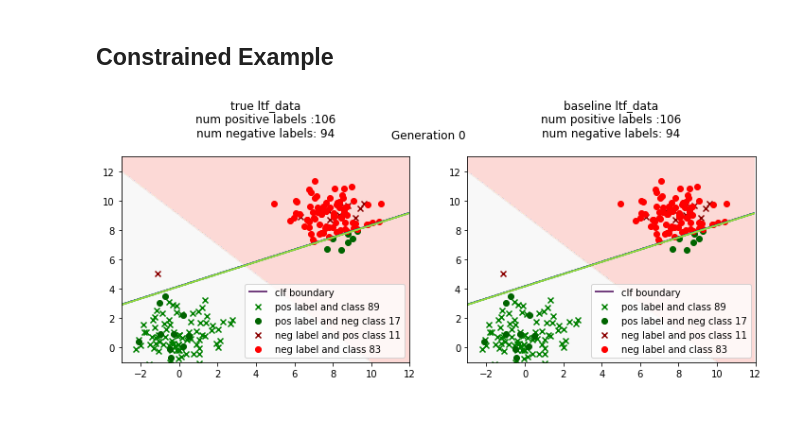
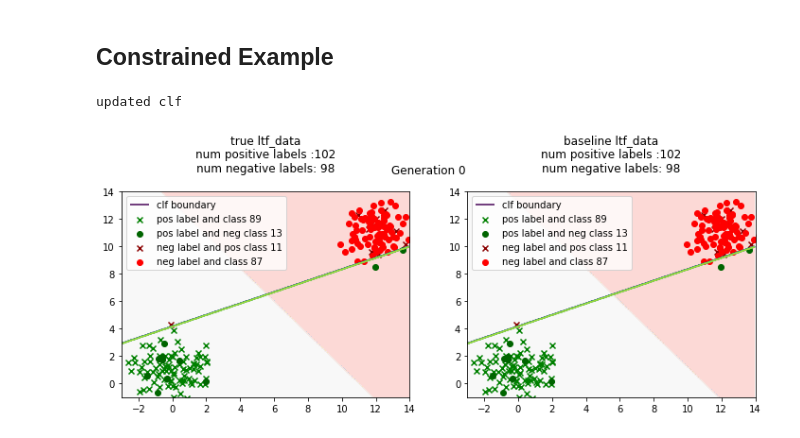
Before and after one commit to danilobr94/dynamic-aif-framework, a Jupyter notebook: examples/2_4_group_data_generation.ipynb, the cells around one changed output. Drawn from its saved outputs; the diff is of its cells as text; code cells hidden in the pictures.

```diff
--- a/examples/2_4_group_data_generation.ipynb
+++ b/examples/2_4_group_data_generation.ipynb
@@ -16,11 +16,11 @@ from long_term_fairness.ltf_aif.longterm_aif import AifLongTermMetric, AifLongTe
 # %% [output]
 Import error: No module named 'tensorflow'
 # %%
-generator = GrpDataGen(mean_pos=[0, 1],
-                       mean_neg=[8, 9],
-                       num_positive_label=100,
-                       num_negative_label=100,
-                       discrimination_factor=.9)
+generator = GroupDataGenerator(mean_pos=[0, 1],
+                               mean_neg=[12, 11],
+                               num_positive_label=100,
+                               num_negative_label=100,
+                               discrimination_factor=.9)
 # %%
 import warnings
 warnings.filterwarnings("ignore")
@@ -84,12 +84,13 @@ class FairCLF:
 # %%
 clf = FairCLF()
 
-l = LongTermFairnessPlot(generator, clf, metric.metric, x_lim=[-3, 12], y_lim=[-1, 13])
+l = LongTermFairnessPlot(generator, clf, metric.metric, x_lim=[-3, 14], y_lim=[-1, 14])
 
 l.init_data()
 l.plot_generation()
 # %% [output]
+updated clf
-[figure, old version]
+[figure, new version]
 # %%
 for i in range(6):
     l.run_generation()
```
Also changed, not shown: parts of 11 cells of this notebook, 11 other files.
